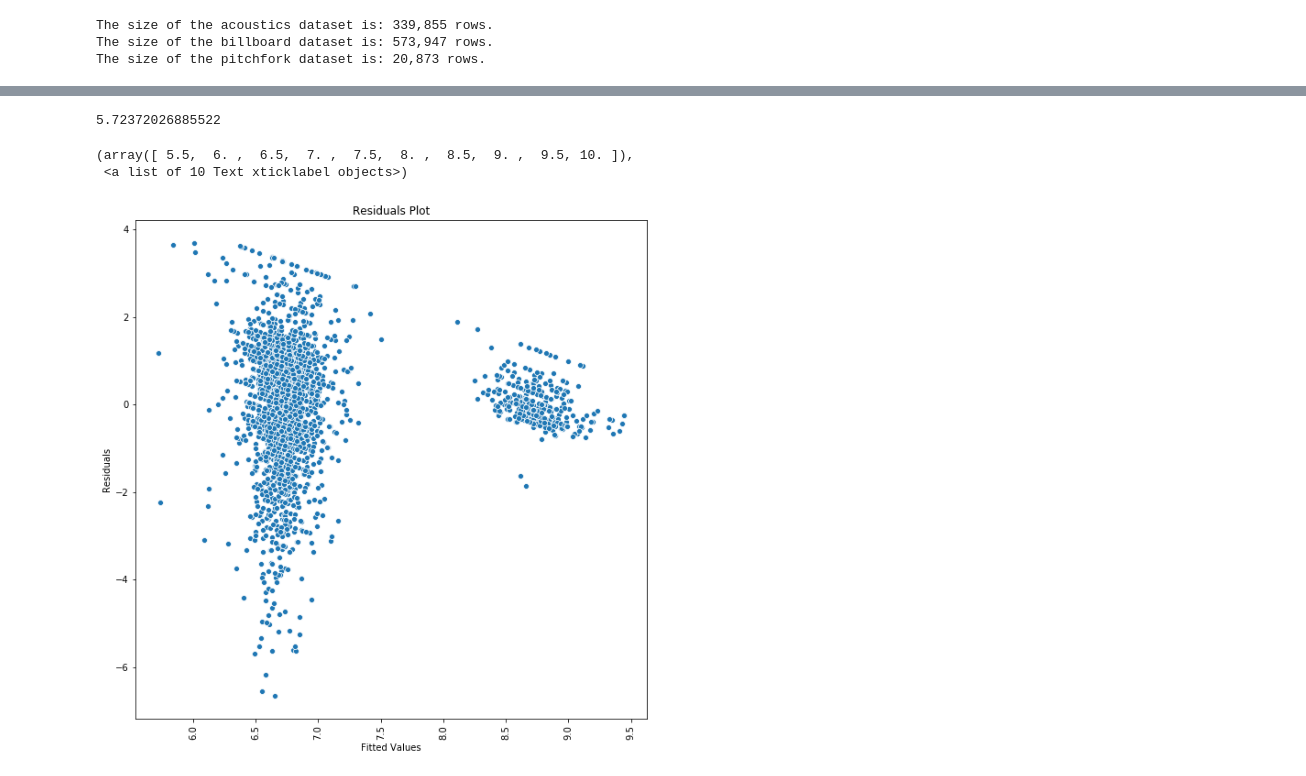
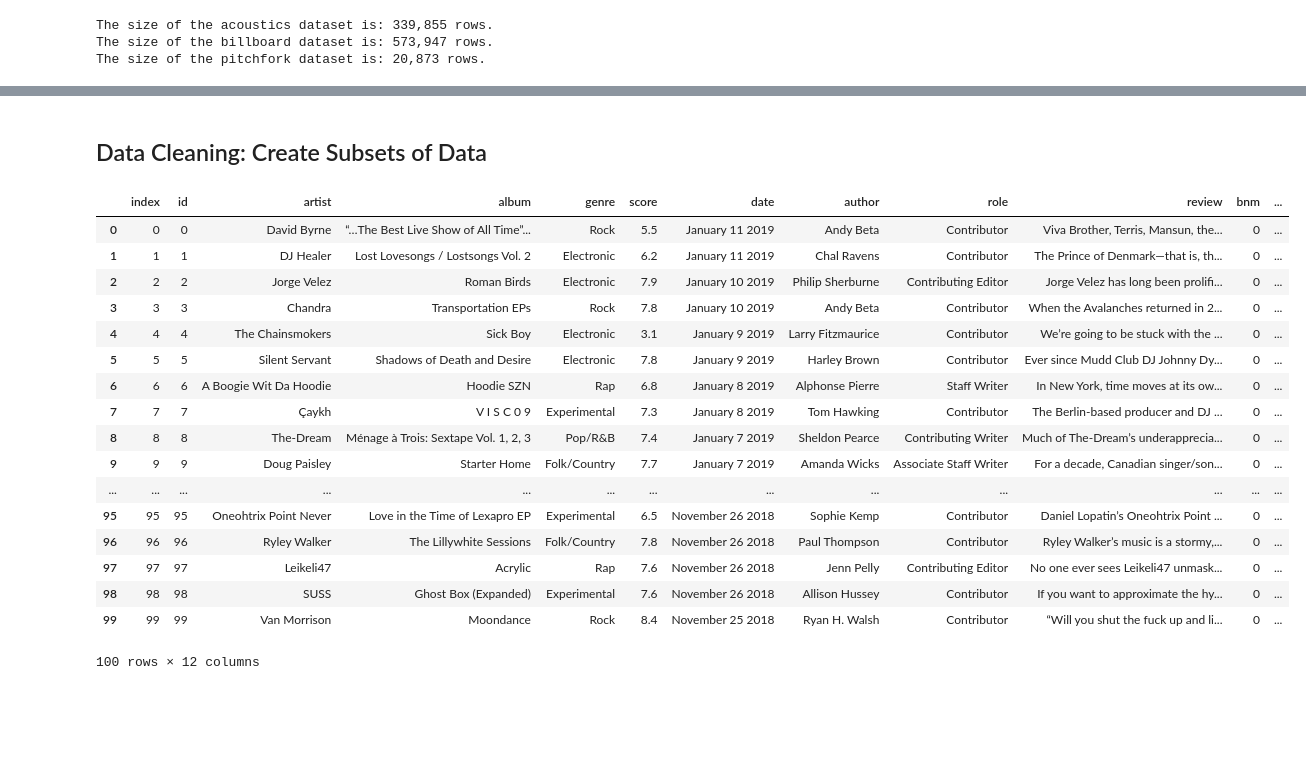
Before and after one commit to aschoettler/int15-spotify, a Jupyter notebook: Final Project.ipynb, the cells around one changed output, grey strips where cells are left out. Cells and saved outputs as stored; diff of their text form; code cells hidden in the pictures; blank space fills up the shorter version.

```diff
--- a/Final Project.ipynb
+++ b/Final Project.ipynb
@@ -637,18 +45,26 @@ Pitchfork's opinion of an album also has very little weight when it comes to pre
-# %%
-y_hat = model_pitchscoreonfeatures.fittedvalues
-y = pitchfork_score
-
-residuals = y - y_hat
-# %% [output]
-5.72372026885522
-# %%
-plt.figure(figsize = [10,10])
-plt.title("Residuals Plot") #title for subplots
-plt.xlabel("Fitted Values") #title for x axis
-plt.ylabel("Residuals") #title for y axis
-sns.scatterplot(y_hat, residuals)
-plt.xticks(rotation='vertical')
-# %% [output]
-(array([ 5.5,  6. ,  6.5,  7. ,  7.5,  8. ,  8.5,  9. ,  9.5, 10. ]),
- <a list of 10 Text xticklabel objects>)
-[figure, removed]
+# %% [markdown]
+## Data Cleaning: Create Subsets of Data
+# %%
+mini_acoustics = acoustics.iloc[0:48,:]
+mini_billboard = billboard.iloc[0:4,:].drop([0]).reset_index().drop(["level_0","index", "id"], axis = 1)
+mini_pitchfork = pitchfork.iloc[0:100,:]
+mini_pitchfork
+# %% [output]
+|  | index | id | artist | album | genre | score | date | author | role | review | bnm | ... |
+| 0 | 0 | 0 | David Byrne | “…The Best Live Show of All Time”... | Rock | 5.5 | January 11 2019 | Andy Beta | Contributor | Viva Brother, Terris, Mansun, the... | 0 | ... |
+| 1 | 1 | 1 | DJ Healer | Lost Lovesongs / Lostsongs Vol. 2 | Electronic | 6.2 | January 11 2019 | Chal Ravens | Contributor | The Prince of Denmark—that is, th... | 0 | ... |
+| 2 | 2 | 2 | Jorge Velez | Roman Birds | Electronic | 7.9 | January 10 2019 | Philip Sherburne | Contributing Editor | Jorge Velez has long been prolifi... | 0 | ... |
+| 3 | 3 | 3 | Chandra | Transportation EPs | Rock | 7.8 | January 10 2019 | Andy Beta | Contributor | When the Avalanches returned in 2... | 0 | ... |
+| 4 | 4 | 4 | The Chainsmokers | Sick Boy | Electronic | 3.1 | January 9 2019 | Larry Fitzmaurice | Contributor | We’re going to be stuck with the ... | 0 | ... |
+| 5 | 5 | 5 | Silent Servant | Shadows of Death and Desire | Electronic | 7.8 | January 9 2019 | Harley Brown | Contributor | Ever since Mudd Club DJ Johnny Dy... | 0 | ... |
+| 6 | 6 | 6 | A Boogie Wit Da Hoodie | Hoodie SZN | Rap | 6.8 | January 8 2019 | Alphonse Pierre | Staff Writer | In New York, time moves at its ow... | 0 | ... |
+| 7 | 7 | 7 | Çaykh | V I S C 0 9 | Experimental | 7.3 | January 8 2019 | Tom Hawking | Contributor | The Berlin-based producer and DJ ... | 0 | ... |
+| 8 | 8 | 8 | The-Dream | Ménage à Trois: Sextape Vol. 1, 2, 3 | Pop/R&B | 7.4 | January 7 2019 | Sheldon Pearce | Contributing Writer | Much of The-Dream’s underapprecia... | 0 | ... |
+| 9 | 9 | 9 | Doug Paisley | Starter Home | Folk/Country | 7.7 | January 7 2019 | Amanda Wicks | Associate Staff Writer | For a decade, Canadian singer/son... | 0 | ... |
+| ... | ... | ... | ... | ... | ... | ... | ... | ... | ... | ... | ... | ... |
+| 95 | 95 | 95 | Oneohtrix Point Never | Love in the Time of Lexapro EP | Experimental | 6.5 | November 26 2018 | Sophie Kemp | Contributor | Daniel Lopatin’s Oneohtrix Point ... | 0 | ... |
+| 96 | 96 | 96 | Ryley Walker | The Lillywhite Sessions | Folk/Country | 7.8 | November 26 2018 | Paul Thompson | Contributor | Ryley Walker’s music is a stormy,... | 0 | ... |
+| 97 | 97 | 97 | Leikeli47 | Acrylic | Rap | 7.6 | November 26 2018 | Jenn Pelly | Contributing Editor | No one ever sees Leikeli47 unmask... | 0 | ... |
+| 98 | 98 | 98 | SUSS | Ghost Box (Expanded) | Experimental | 7.6 | November 26 2018 | Allison Hussey | Contributor | If you want to approximate the hy... | 0 | ... |
+| 99 | 99 | 99 | Van Morrison | Moondance | Rock | 8.4 | November 25 2018 | Ryan H. Walsh | Contributor | “Will you shut the fuck up and li... | 0 | ... |
+100 rows × 12 columns
```
Also changed, not shown: parts of 130 cells of this notebook.
